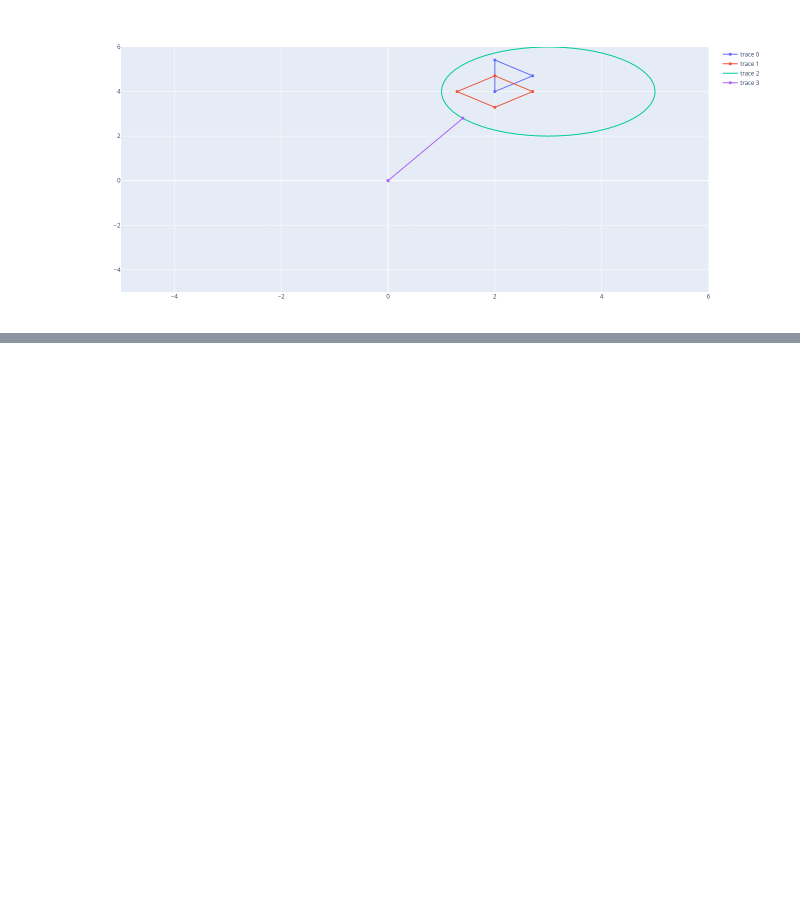
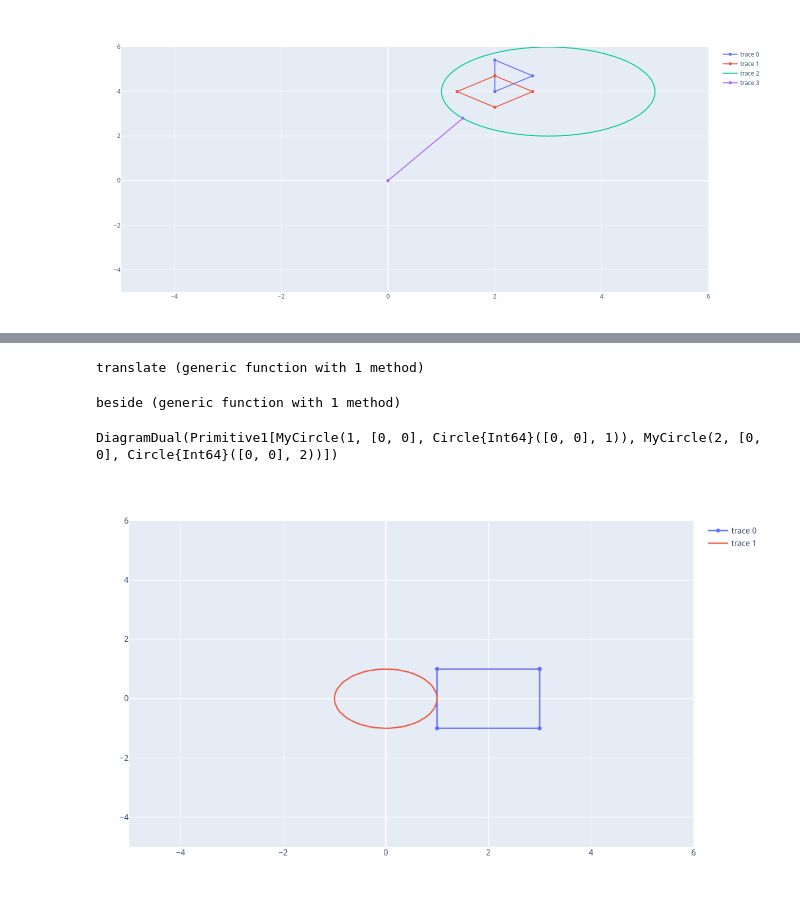
Before and after one commit to davibarreira/Julia_Tutorials, a Jupyter notebook: CategoryTheory/8 - Paper Monoids.ipynb, the cells around one changed output, grey strips where cells are left out. Saved outputs shown, nothing was run; the diff lists cells and outputs as text; code cells hidden in the pictures; blank space fills up the shorter version.

```diff
--- a/CategoryTheory/8 - Paper Monoids.ipynb
+++ b/CategoryTheory/8 - Paper Monoids.ipynb
@@ -338,0 +439,43 @@ plot(vcat(pt,pl),layout)
+# %%
+translateP(C::MyCircle,v::Vector) = MyCircle(C.ρ, C.c + Point2(v))
+translateP(S::MySquare,v::Vector) = MySquare(S.l, S.c + Point2(v))
+translateP(p::Prim,v::Vector) = Prim(transform(p.g,Translation(v)))
+
+
+# Usage
+translateP(triangle1,[1,1]);
+translateP(MySquare(),[1,0])
+translateP(MyCircle(),[1,2])
+
+# Lift to Diagram
+translate(d::DiagramDual, v) = DiagramDual(map(x->translateP(x,v), d.p))
+# %% [output]
+translate (generic function with 1 method)
+# %%
+D1 = DiagramDual([MyCircle(),MyCircle(2)])
+D2 = DiagramDual(MySquare(2));
+# %%
+function beside(D1, D2, v)::DiagramDual
+    e1 = envD(D1).f(v)
+    e2 = envD(D2).f(-v)
+    if isnothing(e1) || isnothing(e2)
+        return D1 ⋄ D2
+    end
+    D1 ⋄ translate(D2, (e1+e2)*v)
+end
+# %% [output]
+beside (generic function with 1 method)
+# %%
+# Does nothing
+beside(D1,DiagramDual(),[1,0])
+# %% [output]
+DiagramDual(Primitive1[MyCircle(1, [0, 0], Circle{Int64}([0, 0], 1)), MyCircle(2, [0, 0], Circle{Int64}([0, 0], 2))])
+# %%
+D1 = DiagramDual(MyCircle())
+D2 = DiagramDual(MySquare(2));
+D3  = beside(D1,D2,[1,0])
+
+p = plotgeometry(D3)
+plot(p,layout)
+# %% [output]
+[figure, added]
```
Also changed, not shown: parts of 21 cells of this notebook, 1 other file.
